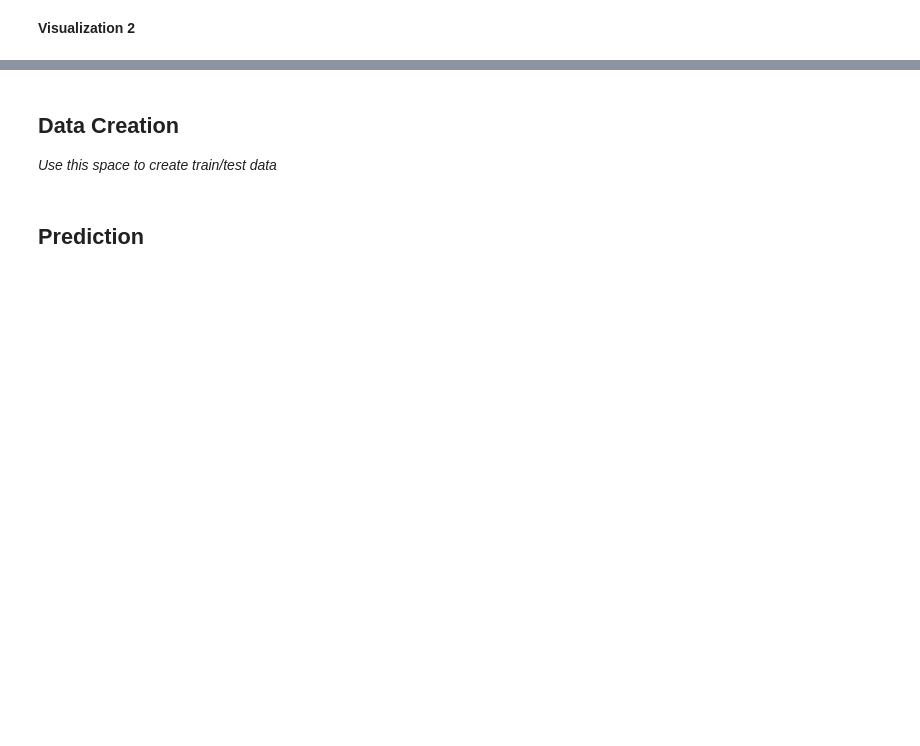
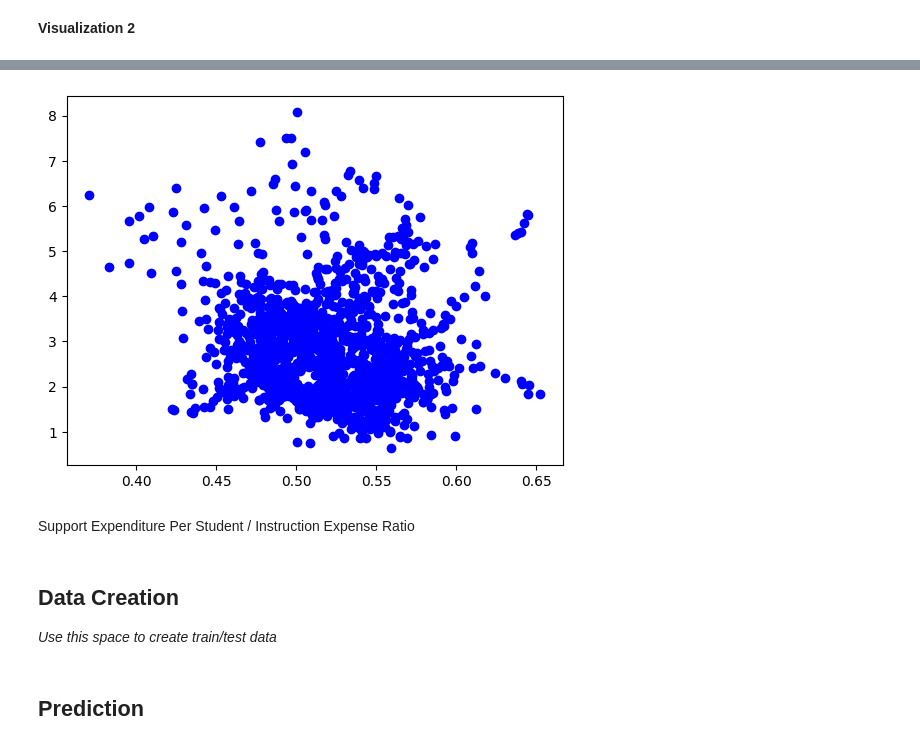
Before and after one commit to MichiganDataScienceTeam/MDST-Onboarding, a Jupyter notebook: tutorial1/checkpoint1.ipynb, the cells around one changed output, grey strips where cells are left out. Saved outputs shown, nothing was run; the diff lists cells and outputs as text; code cells hidden in the pictures; blank space fills up the shorter version.

```diff
--- a/tutorial1/checkpoint1.ipynb
+++ b/tutorial1/checkpoint1.ipynb
@@ -74,3 +170,9 @@ Investigate the relationship between your chosen response variable and at least
+# %%
+plt.scatter(df['INSTRUCTION_EXPENDITURE_RATIO'], df['SUPPORT_SERVICES_EXPENDITURE_PER_STUDENT'], color='blue')
+# %% [output]
+[figure, added]
+# %% [markdown]
+Support Expenditure Per Student / Instruction Expense Ratio
 # %% [markdown]
 <h2> Data Creation </h2>
 
```
Also changed, not shown: parts of 24 cells of this notebook, 1 other file.
